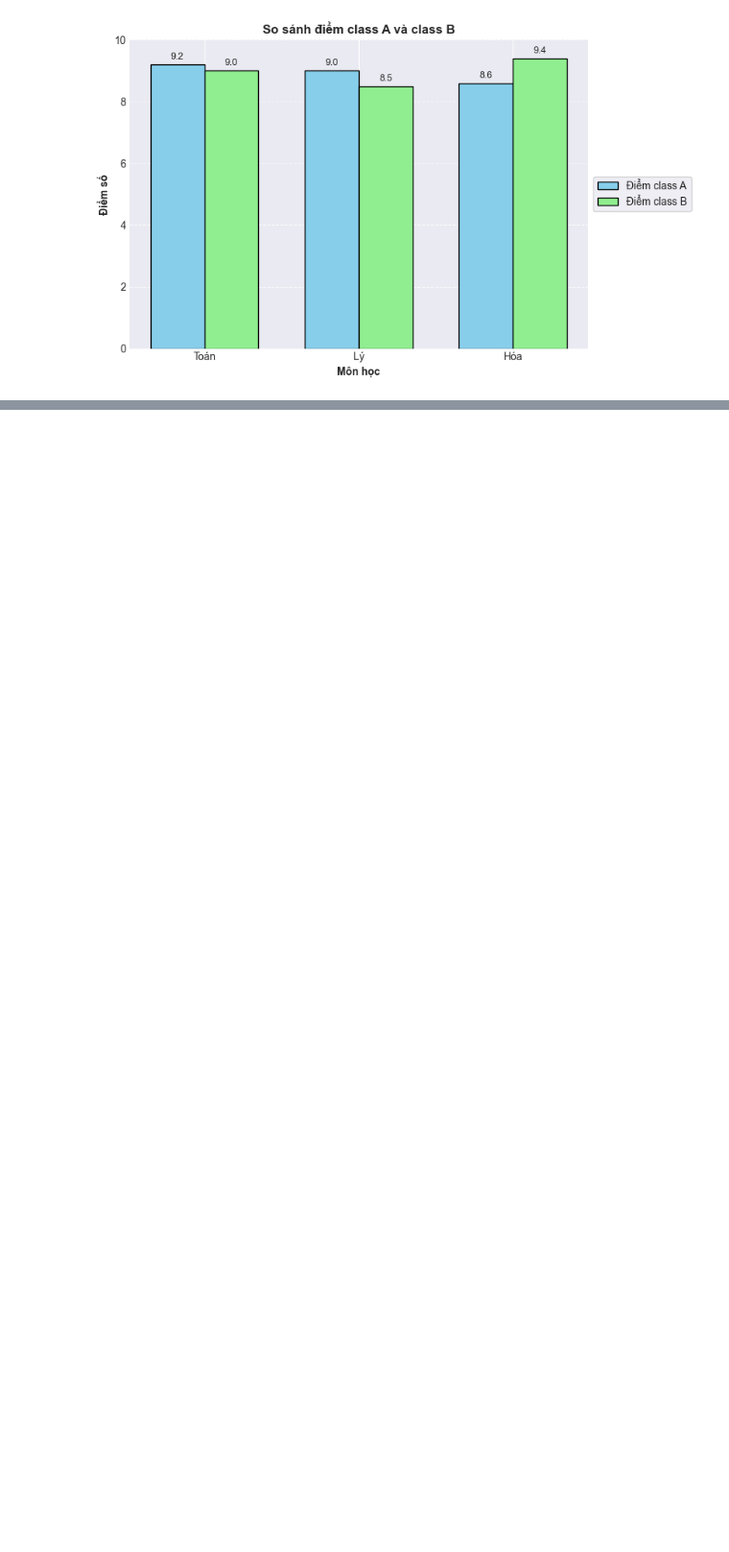
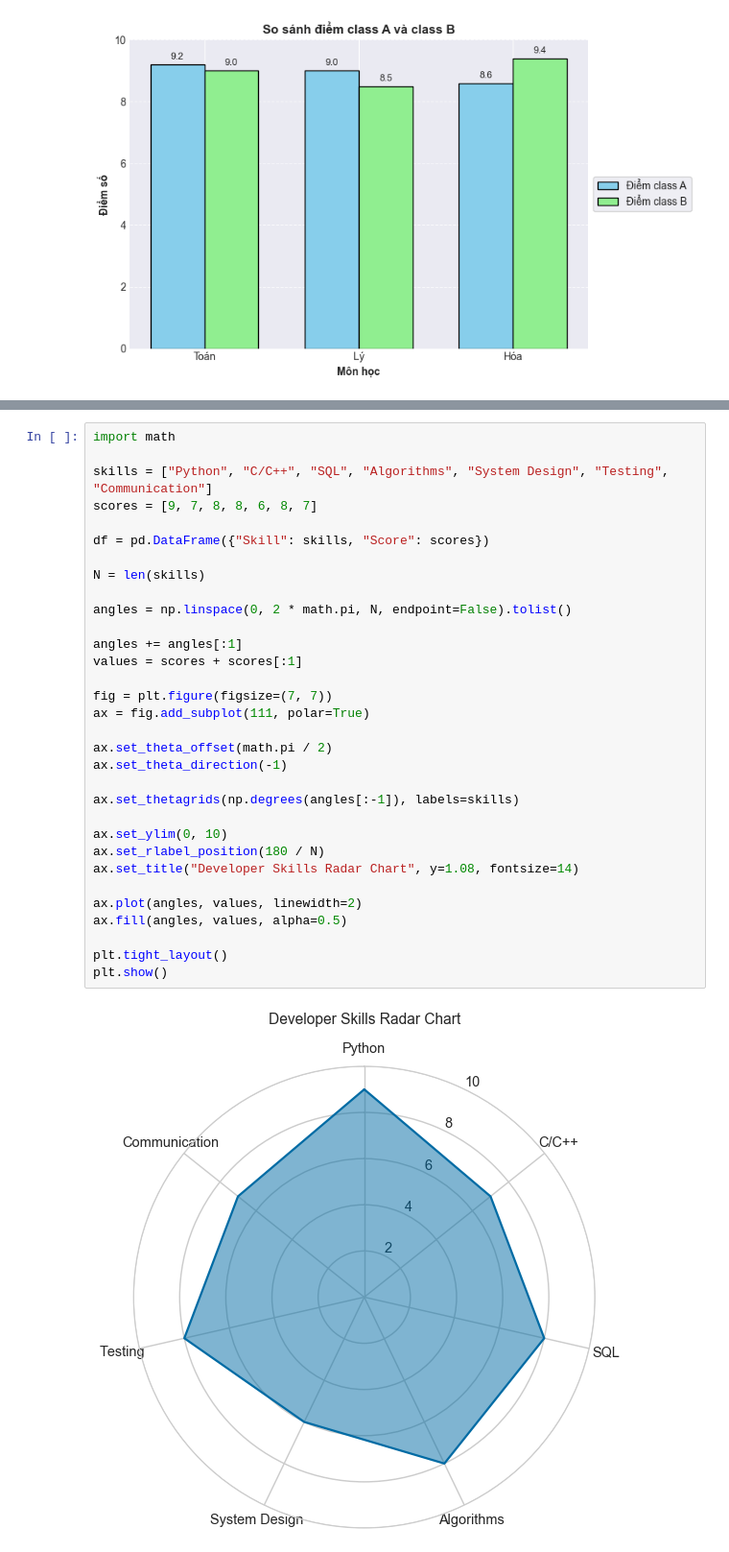
Before and after one commit to TruongQuangPhat/AI-Journey, a Jupyter notebook: Matplotlib/Matplotlib_Excercise.ipynb, the cells around one changed output, grey strips where cells are left out. Shown at 96% size. Drawn from its saved outputs; the diff is of its cells as text; blank space fills up the shorter version.

```diff
--- a/Matplotlib/Matplotlib_Excercise.ipynb
+++ b/Matplotlib/Matplotlib_Excercise.ipynb
@@ -156,0 +212,34 @@ plt.show()
+# %%
+import math
+
+skills = ["Python", "C/C++", "SQL", "Algorithms", "System Design", "Testing", "Communication"]
+scores = [9, 7, 8, 8, 6, 8, 7]
+
+df = pd.DataFrame({"Skill": skills, "Score": scores})
+
+N = len(skills)
+
+angles = np.linspace(0, 2 * math.pi, N, endpoint=False).tolist()
+
+angles += angles[:1]
+values = scores + scores[:1]
+
+fig = plt.figure(figsize=(7, 7))
+ax = fig.add_subplot(111, polar=True)
+
+ax.set_theta_offset(math.pi / 2)
+ax.set_theta_direction(-1)
+
+ax.set_thetagrids(np.degrees(angles[:-1]), labels=skills)
+
+ax.set_ylim(0, 10)
+ax.set_rlabel_position(180 / N)
+ax.set_title("Developer Skills Radar Chart", y=1.08, fontsize=14)
+
+ax.plot(angles, values, linewidth=2)
+ax.fill(angles, values, alpha=0.5)
+
+plt.tight_layout()
+plt.show()
+# %% [output]
+[figure, added]
```
Also changed, not shown: parts of 7 cells of this notebook.
